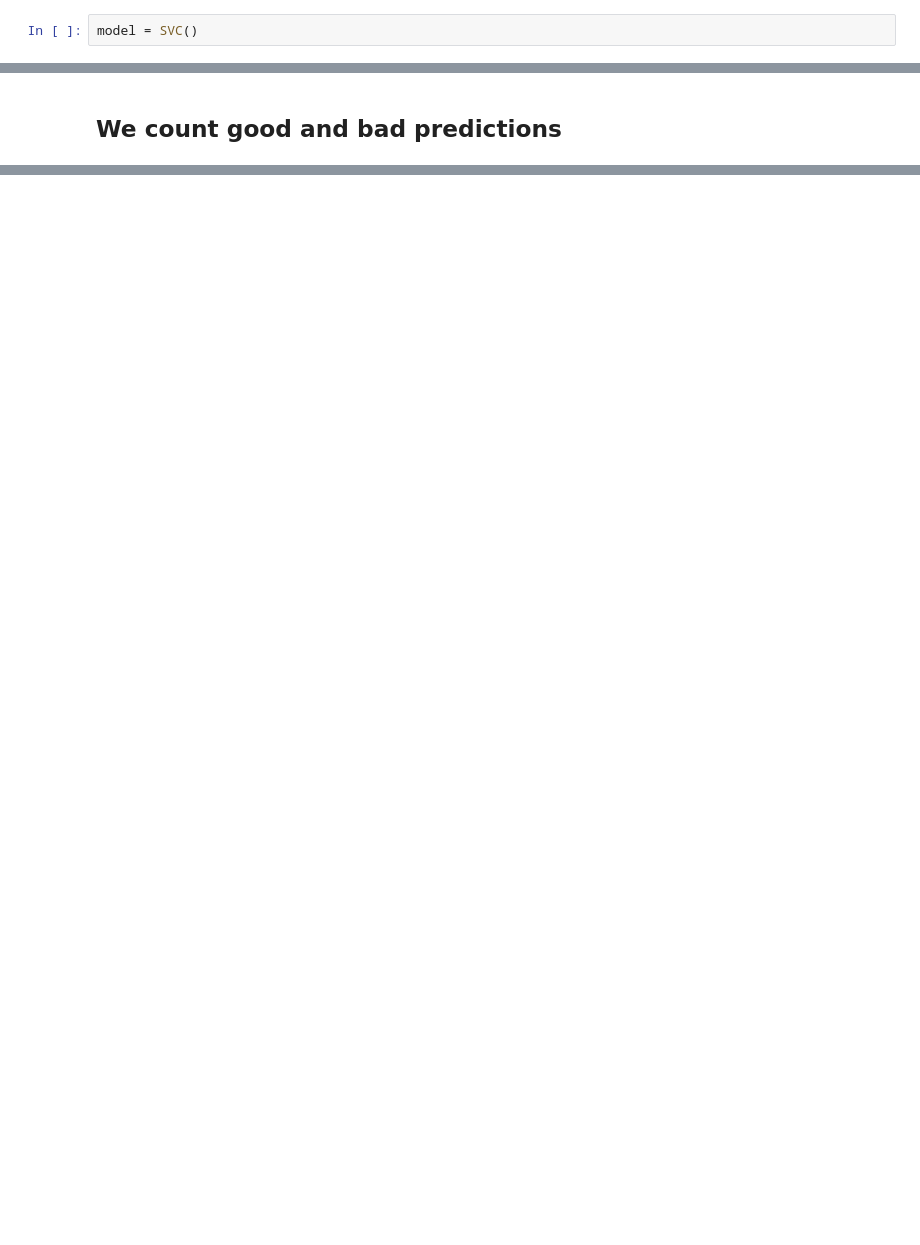
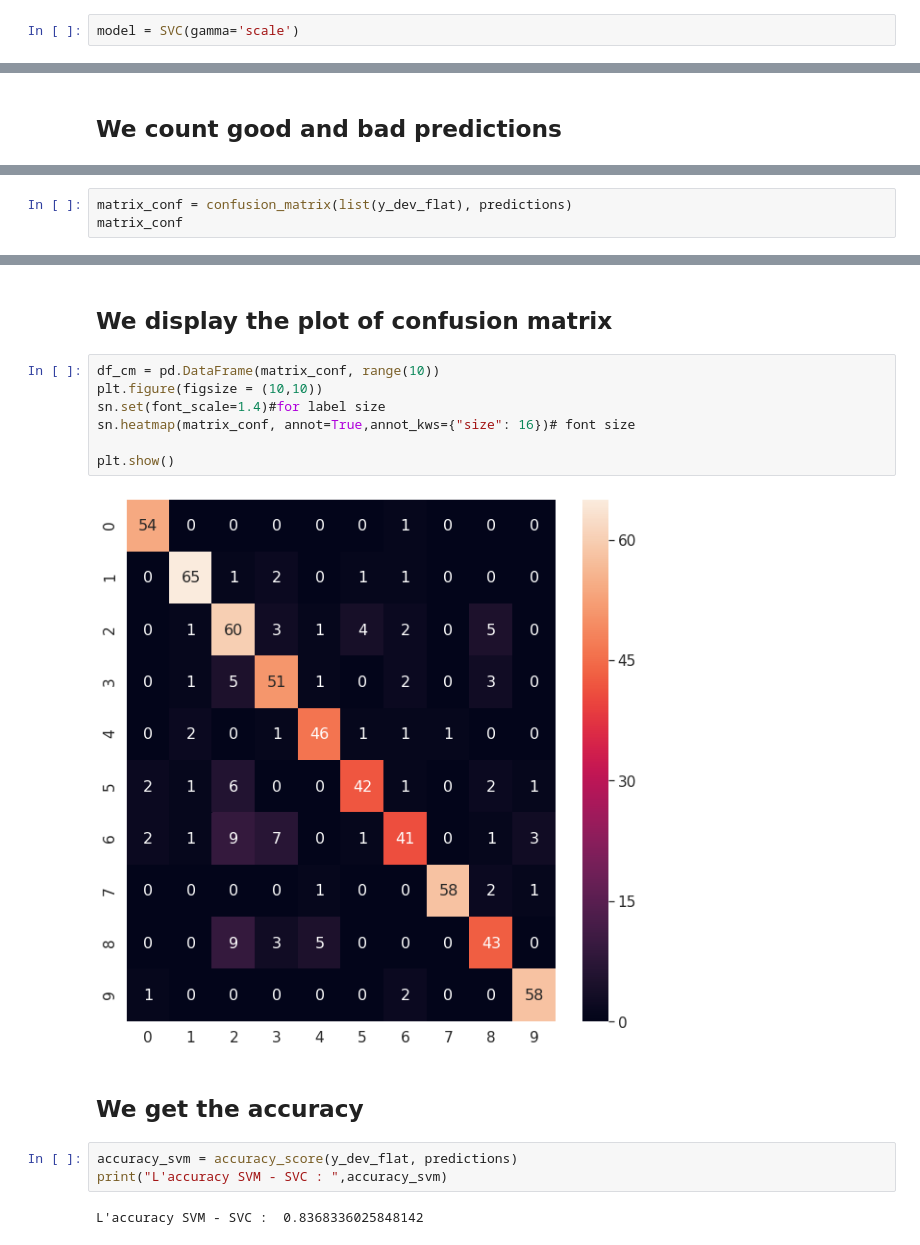
Before and after one commit to Malaika-p/computer_vision_project, a Jupyter notebook: svc_sign_language_digits.ipynb, the cells around one changed output, grey strips where cells are left out. Cells and saved outputs as stored; diff of their text form; blank space fills up the shorter version.

```diff
--- a/svc_sign_language_digits.ipynb
+++ b/svc_sign_language_digits.ipynb
@@ -34,5 +44,5 @@ y_dev_flat = [list(y).index(1) for y in y_dev]
 # %%
-model = SVC()
+model = SVC(gamma='scale')
 # %% [markdown]
 ## We  fit the model
 # %%
@@ -91,0 +104,3 @@ Nombres de mauvaise prédictions : 375
+# %%
+matrix_conf = confusion_matrix(list(y_dev_flat), predictions)
+matrix_conf
@@ -91,0 +118,18 @@ Nombres de mauvaise prédictions : 375
+# %% [markdown]
+## We display the plot of confusion matrix
+# %%
+df_cm = pd.DataFrame(matrix_conf, range(10))
+plt.figure(figsize = (10,10))
+sn.set(font_scale=1.4)#for label size
+sn.heatmap(matrix_conf, annot=True,annot_kws={"size": 16})# font size
+
+plt.show()
+# %% [output]
+[figure, added]
+# %% [markdown]
+## We get the accuracy
+# %%
+accuracy_svm = accuracy_score(y_dev_flat, predictions)
+print("L'accuracy SVM - SVC : ",accuracy_svm)
+# %% [output]
+L'accuracy SVM - SVC :  0.8368336025848142
```
Also changed, not shown: parts of 22 cells of this notebook.
